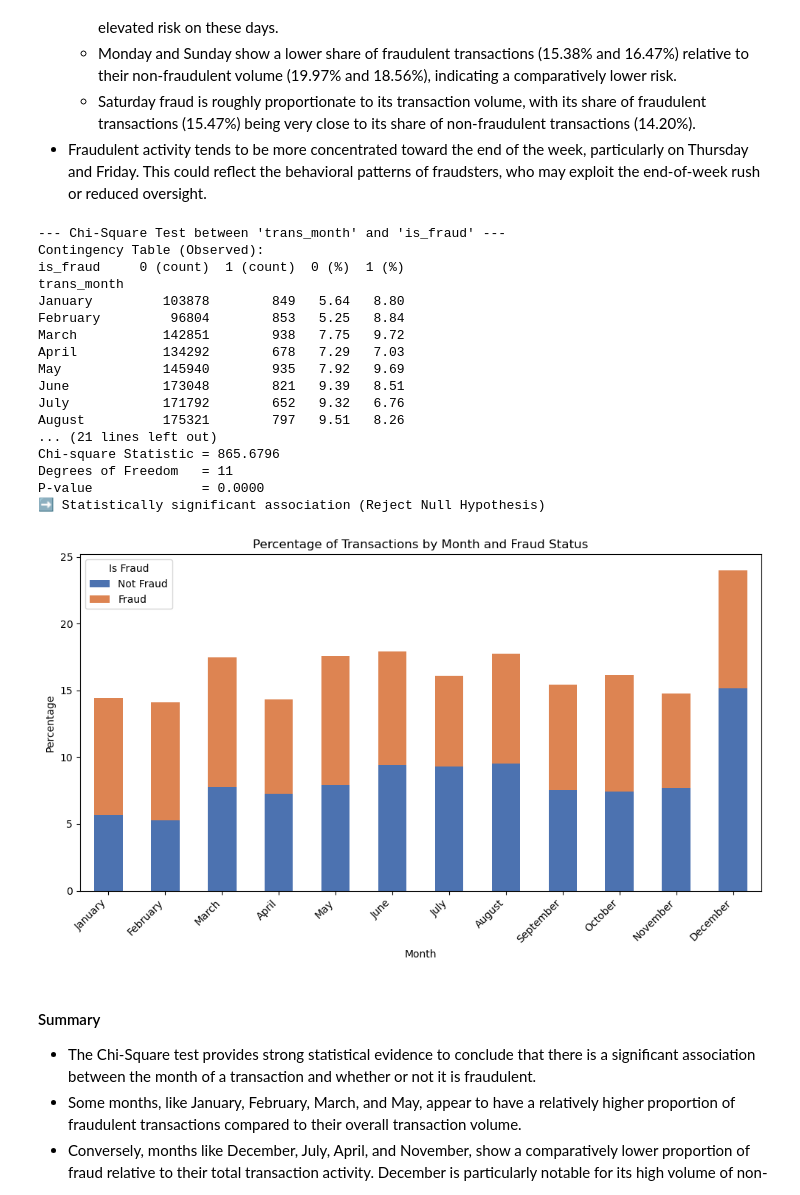
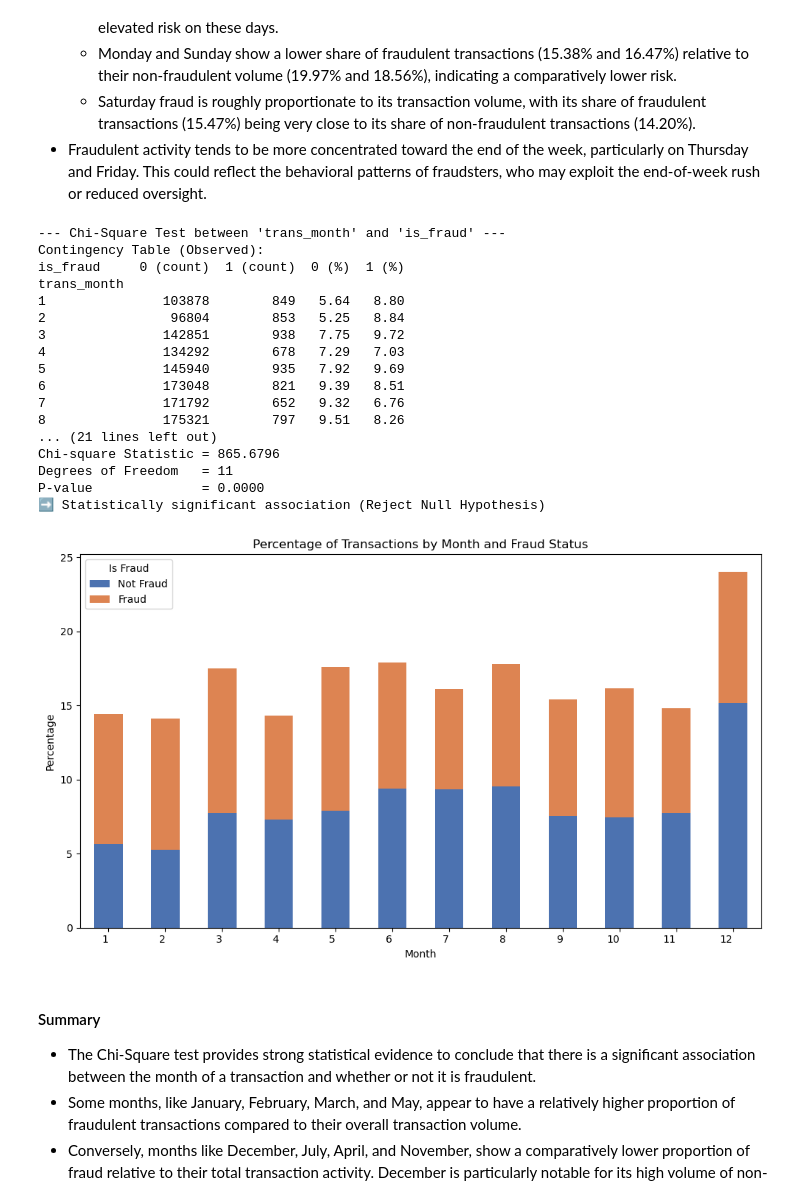
Before and after one commit to SirErikPak/CreditCardFraud, a Jupyter notebook: Notebook/Fraud.ipynb, the cells around one changed output. Cells and saved outputs as stored; diff of their text form; code cells hidden in the pictures.

```diff
--- a/Notebook/Fraud.ipynb
+++ b/Notebook/Fraud.ipynb
@@ -213,5 +231,18 @@ df['store_distance'] = df.apply(
     axis=1
 )
 
+# convert amount to log scale
+df['amt_log'] = np.log1p(df['amt'])  # Using log1p
+
+# Convert 'is_fraud' to a numeric type (int or float)
+df['is_fraud'] = df['is_fraud'].astype(int)  # or float, depending on your data
+
+
+# Define Non-ordered categorical columns
+cat_cols = ['merchant', 'category', 'gender', 'city', 'state', 'zip', 'job', 'is_fraud', 'trans_qtr', 'trans_month', 'trans_day',
+            'trans_day_of_week', 'trans_hour', 'trans_week_of_year', 'industry', 'cc_network']
+df[cat_cols] = df[cat_cols].astype('category')
+
+
 # Display the first few rows of the updated DataFrame
 df.head()
@@ -218,24 +256,0 @@ df.head()
-# %%
-# Define Non-ordered categorical columns
-cat_cols = ['merchant', 'category', 'gender', 'city','state', 'zip','job','is_fraud', 'industry', 'cc_network']
-df[cat_cols] = df[cat_cols].astype('category')
-
-# Define the order of months and days of the week for plotting
-month_order = ["January", "February", "March", "April", "May", "June",
-    "July", "August", "September", "October", "November", "December"]
-df['trans_month'] = pd.Categorical(df['trans_month'], categories=month_order, ordered=True)
-#
-day_of_week_order = ["Monday", "Tuesday", "Wednesday", "Thursday", "Friday", "Saturday", "Sunday"]
-df['trans_day_of_week'] = pd.Categorical(df['trans_day_of_week'], categories=day_of_week_order, ordered=True)
-#
-hour_order = ["00", "01", "02", "03", "04", "05", "06", "07", "08", "09", "10", "11", "12", "13", "14", "15", "16", "17", "18", "19", "20", "21", "22", "23"]
-df['trans_hour'] = pd.Categorical(df['trans_hour'], categories=hour_order, ordered=True)
-
-# convert amount to log scale
-df['amt_log'] = np.log1p(df['amt'])  # Using log1p
-
-# Convert 'is_fraud' to a numeric type (int or float)
-df['is_fraud'] = df['is_fraud'].astype(int)  # or float, depending on your data
-
-# display
-df.head()
@@ -342,39 +355,39 @@ P-value              = 0.0000
 # %%
 # Perform Chi-Square Test
 contingency_table_percent = st.chi_square_test(df, 'trans_month', 'is_fraud')
 contingency_table_percent.plot(
     kind='bar',
     stacked=True,
     figsize=(10, 6),
     color=['#4c72b0', '#dd8452']  # Optional: custom colors for clarity
 )
 
 plt.ylabel('Percentage')
 plt.xlabel('Month')
 plt.title('Percentage of Transactions by Month and Fraud Status')
 plt.legend(['Not Fraud', 'Fraud'], title='Is Fraud')
-plt.xticks(rotation=45, ha='right')
+plt.xticks(rotation=0, ha='right')
 plt.tight_layout()
 plt.show()
 # %% [output]
 --- Chi-Square Test between 'trans_month' and 'is_fraud' ---
 Contingency Table (Observed):
 is_fraud     0 (count)  1 (count)  0 (%)  1 (%)
 trans_month
-January         103878        849   5.64   8.80
-February         96804        853   5.25   8.84
-March           142851        938   7.75   9.72
-April           134292        678   7.29   7.03
-May             145940        935   7.92   9.69
-June            173048        821   9.39   8.51
-July            171792        652   9.32   6.76
-August          175321        797   9.51   8.26
+1               103878        849   5.64   8.80
+2                96804        853   5.25   8.84
+3               142851        938   7.75   9.72
+4               134292        678   7.29   7.03
+5               145940        935   7.92   9.69
+6               173048        821   9.39   8.51
+7               171792        652   9.32   6.76
+8               175321        797   9.51   8.26
 ... (21 lines left out)
 Chi-square Statistic = 865.6796
 Degrees of Freedom   = 11
 P-value              = 0.0000
 ➡️ Statistically significant association (Reject Null Hypothesis)
-[figure, old version]
+[figure, new version]
 # %% [markdown]
 #### Summary
 - The Chi-Square test provides strong statistical evidence to conclude that there is a significant association between the month of a transaction and whether or not it is fraudulent.
```
Also changed, not shown: parts of 11 cells of this notebook, 1 other file.
